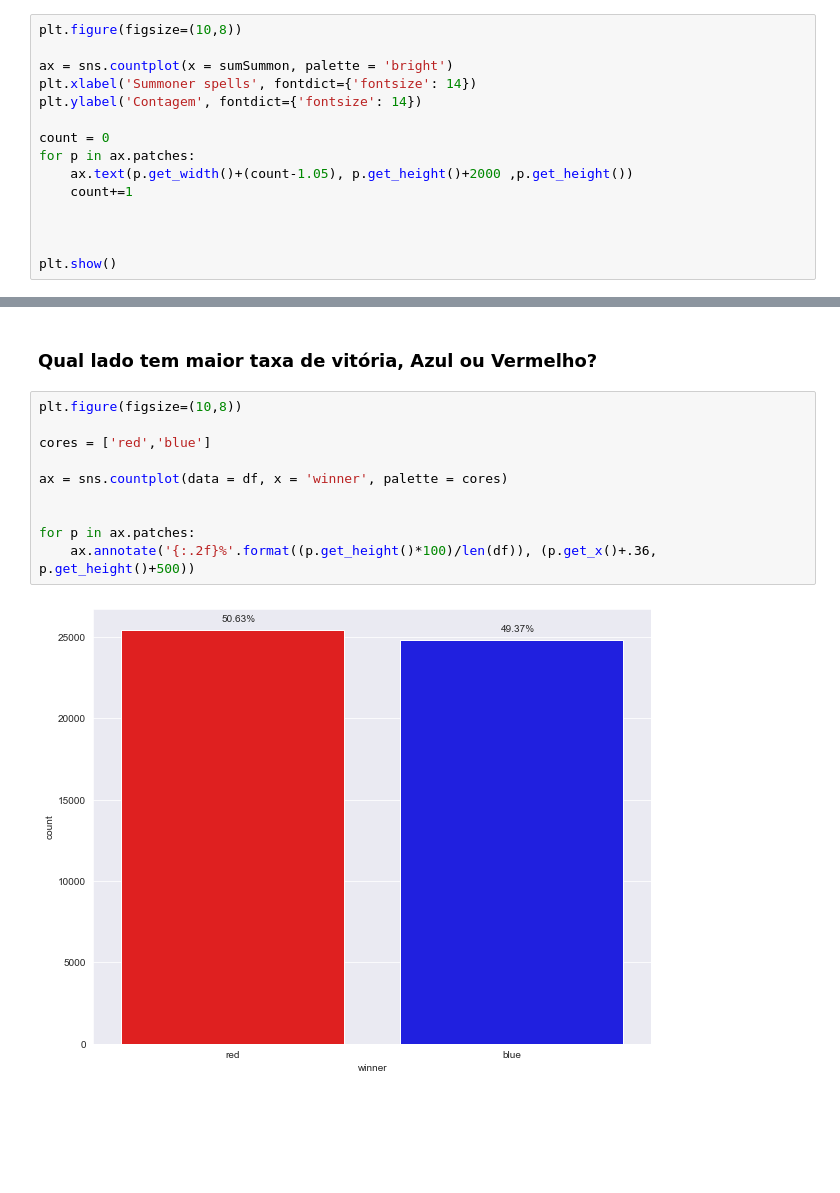
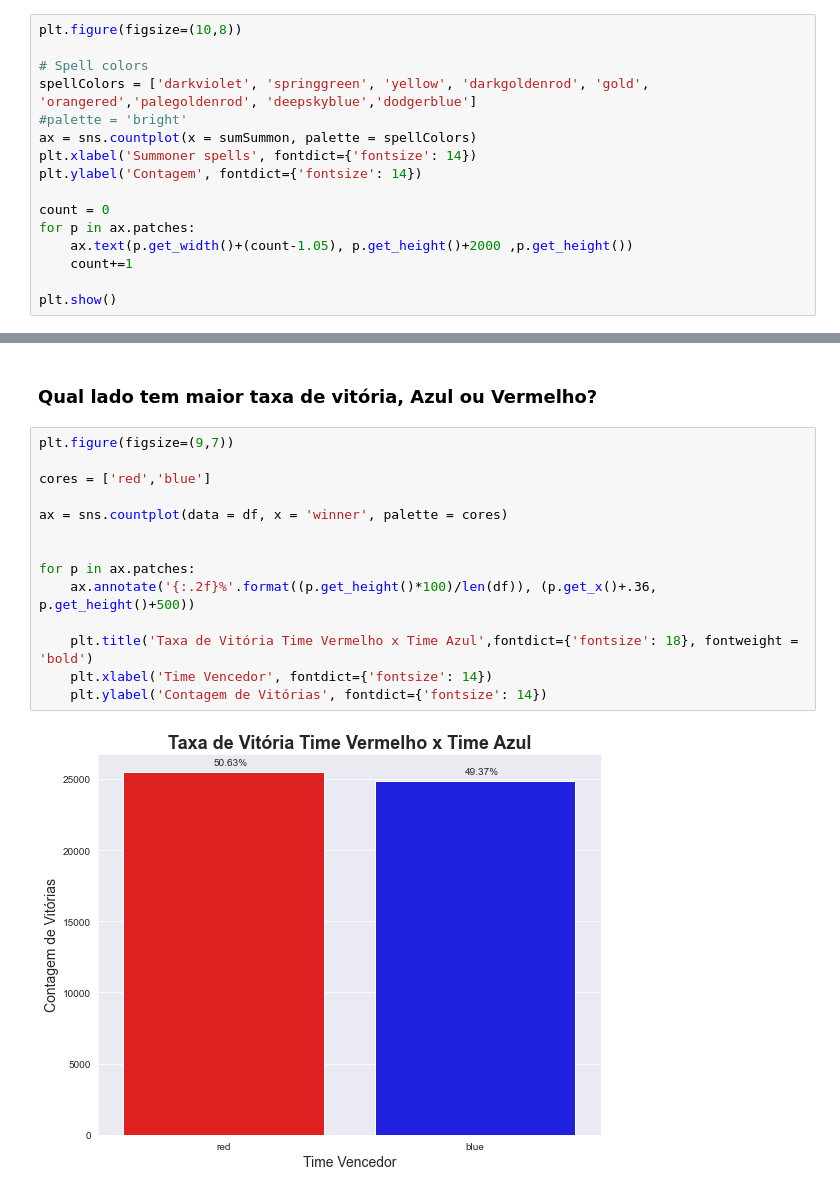
Before and after one commit to rafajovelho/League-Of-Legends-Data-Analysys, a Jupyter notebook: LoL.ipynb, the cells around one changed output, grey strips where cells are left out. Cells and saved outputs as stored; diff of their text form; blank space fills up the shorter version.

```diff
--- a/LoL.ipynb
+++ b/LoL.ipynb
@@ -520,7 +520,10 @@ sumSummon = pd.concat([df['t1_champ1_sum1'], df['t1_champ1_sum2'], df['t1_champ2
 # %%
 plt.figure(figsize=(10,8))
 
-ax = sns.countplot(x = sumSummon, palette = 'bright')
+# Spell colors
+spellColors = ['darkviolet', 'springgreen', 'yellow', 'darkgoldenrod', 'gold', 'orangered','palegoldenrod', 'deepskyblue','dodgerblue']
+#palette = 'bright'
+ax = sns.countplot(x = sumSummon, palette = spellColors)
 plt.xlabel('Summoner spells', fontdict={'fontsize': 14})
 plt.ylabel('Contagem', fontdict={'fontsize': 14})
 
@@ -529,7 +532,5 @@ for p in ax.patches:
     ax.text(p.get_width()+(count-1.05), p.get_height()+2000 ,p.get_height())
     count+=1
 
-
-
 plt.show()
 # %% [output]
@@ -621,14 +622,18 @@ Podemos ver que os tipos de campões que mais aparecem são os Lutadores e os At
 # %% [markdown]
 ### Qual lado tem maior taxa de vitória, Azul ou Vermelho?
 # %%
-plt.figure(figsize=(10,8))
+plt.figure(figsize=(9,7))
 
 cores = ['red','blue']
 
 ax = sns.countplot(data = df, x = 'winner', palette = cores)
 
 
 for p in ax.patches:
     ax.annotate('{:.2f}%'.format((p.get_height()*100)/len(df)), (p.get_x()+.36, p.get_height()+500))
+
+    plt.title('Taxa de Vitória Time Vermelho x Time Azul',fontdict={'fontsize': 18}, fontweight = 'bold')
+    plt.xlabel('Time Vencedor', fontdict={'fontsize': 14})
+    plt.ylabel('Contagem de Vitórias', fontdict={'fontsize': 14})
 # %% [output]
-[figure, old version]
+[figure, new version]
```
Also changed, not shown: parts of 14 cells of this notebook.
